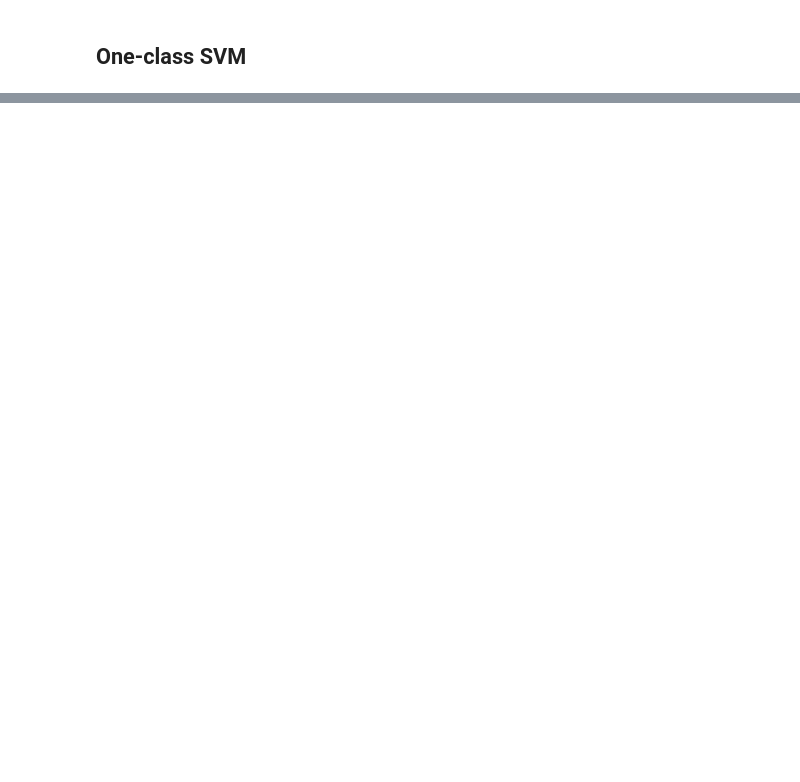
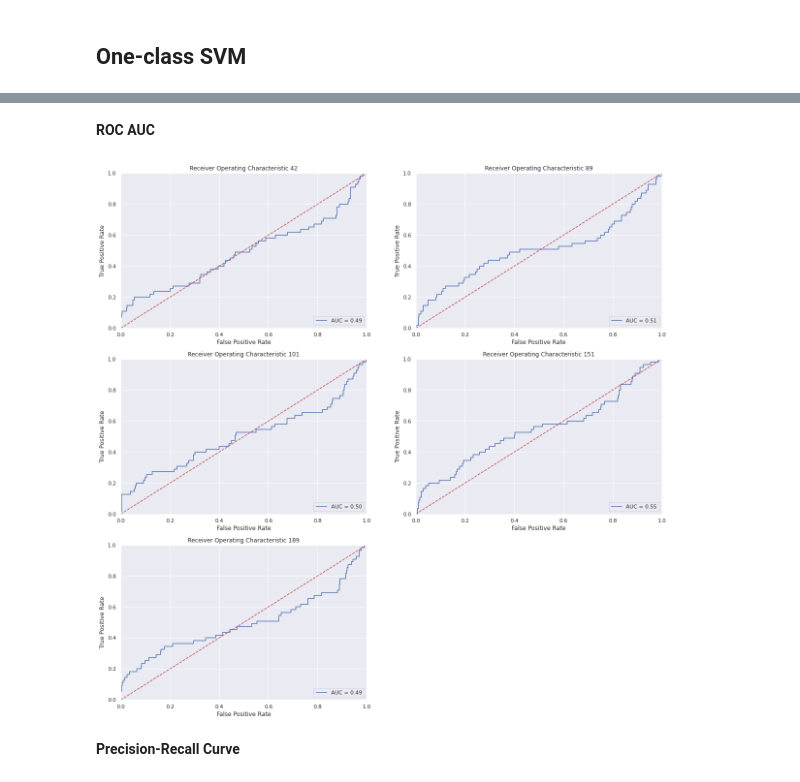
Before and after one commit to unaicarbajo/one-class-covid19, a Jupyter notebook: covid19_prognosis.ipynb, the cells around one changed output, grey strips where cells are left out. Saved outputs shown, nothing was run; the diff lists cells and outputs as text; code cells hidden in the pictures; blank space fills up the shorter version.

```diff
--- a/covid19_prognosis.ipynb
+++ b/covid19_prognosis.ipynb
@@ -1936,0 +2477,25 @@ pl._X[42][0].shape
+# %%
+estimator_ae = auto_encoder.AutoEncoder(hidden_neurons=[32, 16, 16, 32], contamination=0.5, epochs=100, verbose = 0)
+
+pl = Pipeline(estimator_ae, X_collection, Y_collection, feature_keep = ['CD000MSEX', 'CD000FSEX', 'CD0000AGE', 'CTHSDXXSAT'], f_filter ='var_ratio', f_perf = 'med_mean', parameters = {})
+
+############# FILTERING #############
+
+# ['med', 'med_mean', 'auc']
+pl.feature_filtering(n_drop = 10)
+
+############# ROW REMOVAL #############
+
+outlierness_row = pl.row_removal(visual = 0)
+
+############# MODEL FITTING #############
+
+pl.fit()
+
+############# MODEL PREDICTION (outlierness) #############
+
+outlierness_pred = pl.outlierness()
+
+############# MODEL PREDICTION #############
+
+y_pred = pl.predict()
@@ -1936,0 +2516,10 @@ pl._X[42][0].shape
+# %% [markdown]
+**ROC AUC**
+# %%
+vis = ToolsVisualization()
+
+vis.ROC_plot_total(Y_collection, outlierness_pred, 1)
+# %% [output]
+[figure, added]
+# %% [markdown]
+**Precision-Recall Curve**
```
Also changed, not shown: parts of 45 cells of this notebook.
